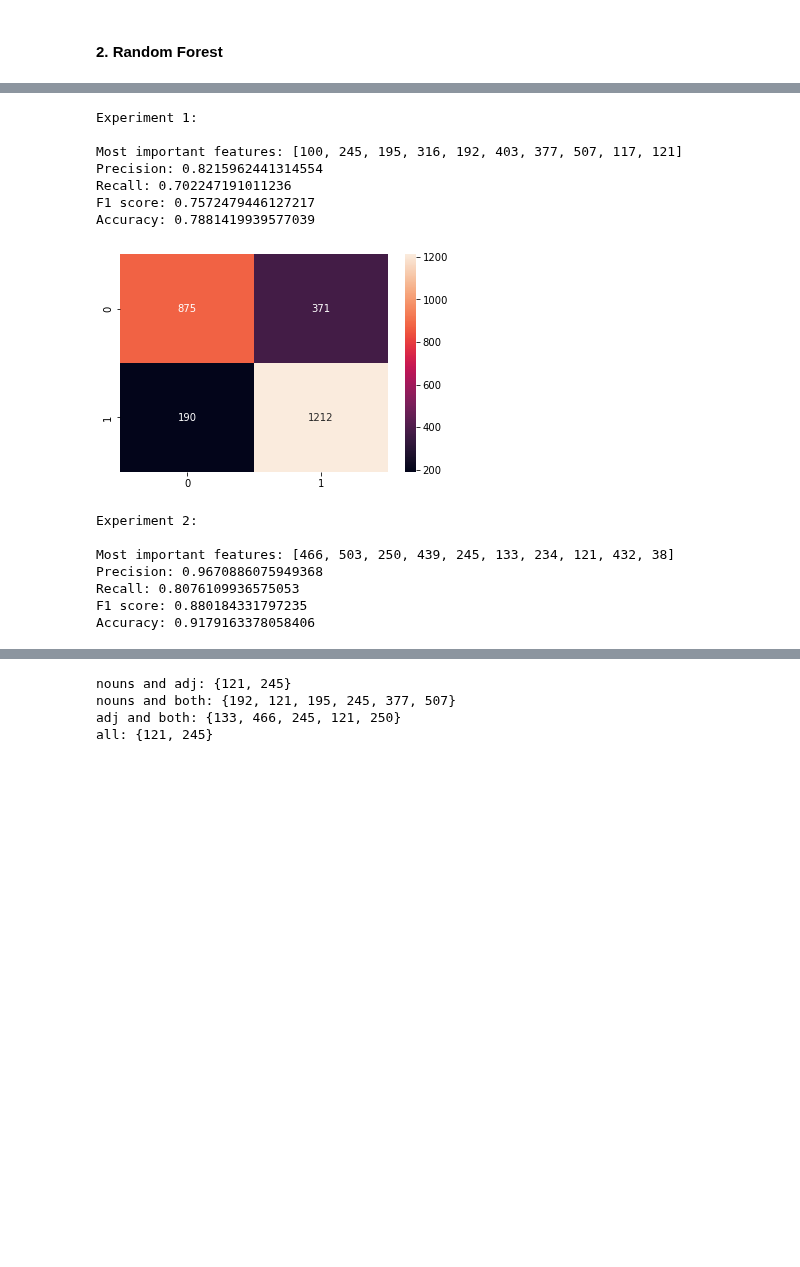
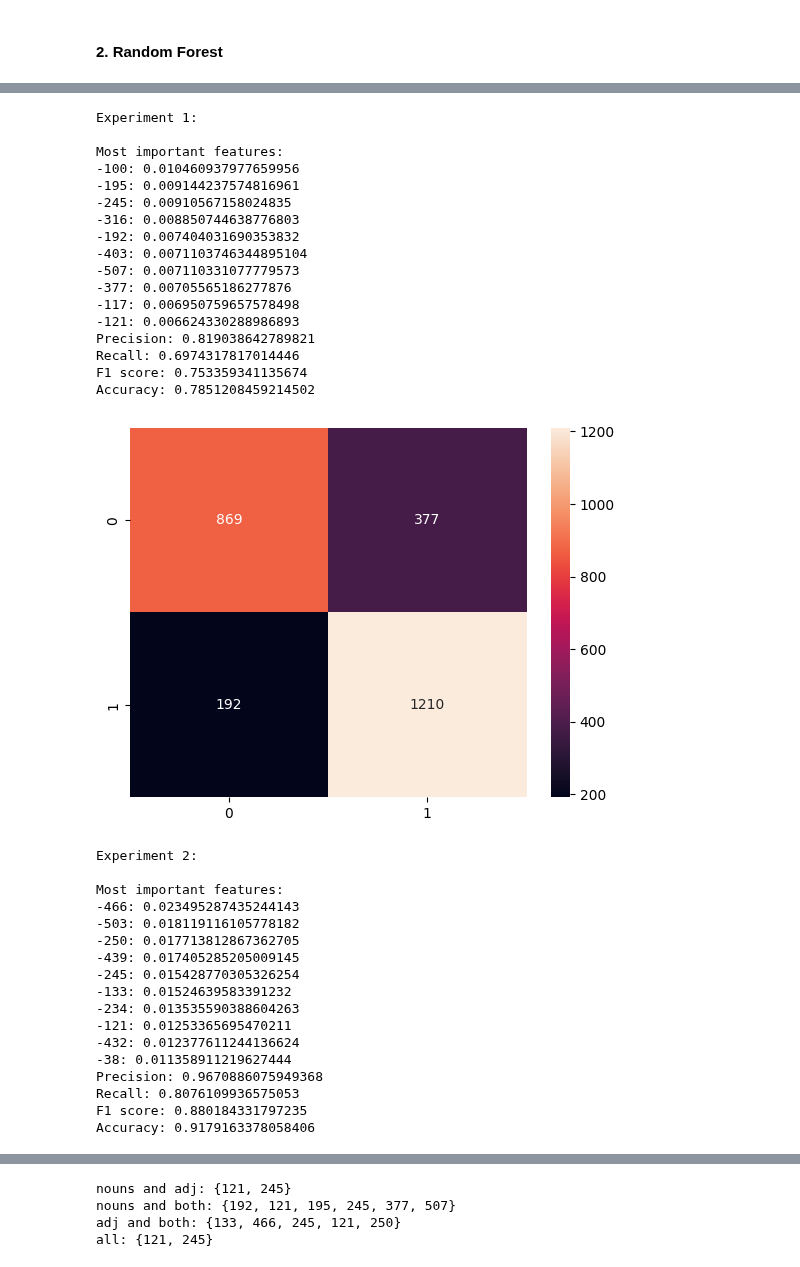
Before and after one commit to ClementineBleuze/WordEmbeddings, a Jupyter notebook: Notebooks_dim_clustering/classifiers.ipynb, the cells around one changed output, grey strips where cells are left out. Cells and saved outputs as stored; diff of their text form; code cells hidden in the pictures; blank space fills up the shorter version.

Commit message:
re-run classification on normalized data

```diff
--- a/Notebooks_dim_clustering/classifiers.ipynb
+++ b/Notebooks_dim_clustering/classifiers.ipynb
@@ -35,6 +35,11 @@ X_gd_N = df_nouns_we.drop(columns=["Word", "gender"])
 X_gd_A = df_adj_we.drop(columns=["Word", "gender"])
 X_gd_both = df_both_we.drop(columns = ["Word", "gender"] )
 
+# normalize data to be between 0 and 1
+X_gd_N = (X_gd_N - X_gd_N.min()) / (X_gd_N.max() - X_gd_N.min())
+X_gd_A = (X_gd_A - X_gd_A.min()) / (X_gd_A.max() - X_gd_A.min())
+X_gd_both = (X_gd_both - X_gd_both.min()) / (X_gd_both.max() - X_gd_both.min())
+
 # split data into train and test sets
 X_gd_N_train, X_gd_N_test, Y_gd_N_train, Y_gd_N_test = train_test_split(X_gd_N, Y_gd_N, test_size=0.2, random_state=42)
 X_gd_A_train, X_gd_A_test, Y_gd_A_train, Y_gd_A_test = train_test_split(X_gd_A, Y_gd_A, test_size=0.2, random_state=42)
@@ -106,8 +109,8 @@ for i in range(3):
 # %%
-len(results[0]["importances"])
+exp0importances = dt_results[0]["importances"]
 
 # plot the importances
-plt.figure(figsize=(20,10))
-plt.bar(range(len(results[0]["importances"])), results[0]["importances"])
+plt.figure(figsize=(10,5))
+plt.bar(range(len(exp0importances)), exp0importances)
 # %% [output]
 <BarContainer object of 512 artists>
@@ -115,8 +125,8 @@ plt.bar(range(len(results[0]["importances"])), results[0]["importances"])
 # %%
 # print the 10 most important features
-indices = np.argsort(results[0]["importances"])[::-1]
+indices = np.argsort(exp0importances)[::-1]
 for f in range(10):
-    print("%d. feature %d (%f)" % (f + 1, indices[f], results[i]["importances"][indices[f]]))
+    print("%d. feature %d (%f)" % (f + 1, indices[f], dt_results[i]["importances"][indices[f]]))
 
 print([int(ind) for ind in indices[:10]])
 # %% [output]
@@ -209,7 +254,7 @@ all: set()
 # %%
 # Do the same with Random Forest Classifier
 # Execution time: ~ 2.15 min
-results_rf = []
+rf_results = []
 
 for i in range(3):
 
@@ -223,13 +268,13 @@ for i in range(3):
     Y_pred = clf.predict(X_test)
 
     # Build a confusion matrix
-    results_rf.append ({"cm": confusion_matrix(Y_test, Y_pred)})
+    rf_results.append ({"cm": confusion_matrix(Y_test, Y_pred)})
 
     # Compute precision, recall, F1 score and accuracy
-    results_rf[i]["precision"] = results_rf[i]["cm"][0,0] / (results_rf[i]["cm"][0,0] + results_rf[i]["cm"][1,0])
-    results_rf[i]["recall"] = results_rf[i]["cm"][0,0] / (results_rf[i]["cm"][0,0] + results_rf[i]["cm"][0,1])
-    results_rf[i]["f1"] = 2 * results_rf[i]["precision"] * results_rf[i]["recall"] / (results_rf[i]["precision"] + results_rf[i]["recall"])
-    results_rf[i]["accuracy"] = (results_rf[i]["cm"][0,0] + results_rf[i]["cm"][1,1]) / np.sum(results_rf[i]["cm"])
+    rf_results[i]["precision"] = rf_results[i]["cm"][0,0] / (rf_results[i]["cm"][0,0] + rf_results[i]["cm"][1,0])
+    rf_results[i]["recall"] = rf_results[i]["cm"][0,0] / (rf_results[i]["cm"][0,0] + rf_results[i]["cm"][0,1])
+    rf_results[i]["f1"] = 2 * rf_results[i]["precision"] * rf_results[i]["recall"] / (rf_results[i]["precision"] + rf_results[i]["recall"])
+    rf_results[i]["accuracy"] = (rf_results[i]["cm"][0,0] + rf_results[i]["cm"][1,1]) / np.sum(rf_results[i]["cm"])
 
     # Store the importance of each feature
-    results_rf[i]["importances"] = clf.feature_importances_
+    rf_results[i]["importances"] = clf.feature_importances_
@@ -236,33 +293,55 @@ for i in range(3):
 # %%
 for i in range(3):
 
     print(f"Experiment {i+1}:\n")
 
     # Plot top 10 most important features
-    indices = np.argsort(results_rf[i]["importances"])[::-1]
-    print(f"Most important features: {[int(ind) for ind in indices[:10]]}")
+    indices = np.argsort(rf_results[i]["importances"])[::-1]
+    print(f"Most important features:")
+    for ind in [int(ind) for ind in indices[:10]]:
+        print(f"-{ind}: {rf_results[i]['importances'][ind]}")
 
     # Plot precision, recall, F1 score and accuracy
-    print(f"Precision: {results_rf[i]['precision']}")
-    print(f"Recall: {results_rf[i]['recall']}")
-    print(f"F1 score: {results_rf[i]['f1']}")
-    print(f"Accuracy: {results_rf[i]['accuracy']}")
+    print(f"Precision: {rf_results[i]['precision']}")
+    print(f"Recall: {rf_results[i]['recall']}")
+    print(f"F1 score: {rf_results[i]['f1']}")
+    print(f"Accuracy: {rf_results[i]['accuracy']}")
 
     # Plot confusion matrix
-    sns.heatmap(results_rf[i]["cm"], annot=True, fmt="d")
+    sns.heatmap(rf_results[i]["cm"], annot=True, fmt="d")
     plt.show()
 # %% [output]
 Experiment 1:
 
-Most important features: [100, 245, 195, 316, 192, 403, 377, 507, 117, 121]
-Precision: 0.8215962441314554
-Recall: 0.702247191011236
-F1 score: 0.7572479446127217
-Accuracy: 0.7881419939577039
+Most important features:
+-100: 0.010460937977659956
+-195: 0.009144237574816961
+-245: 0.00910567158024835
+-316: 0.008850744638776803
+-192: 0.007404031690353832
+-403: 0.0071103746344895104
+-507: 0.007110331077779573
+-377: 0.00705565186277876
+-117: 0.006950759657578498
+-121: 0.006624330288986893
+Precision: 0.819038642789821
+Recall: 0.6974317817014446
+F1 score: 0.753359341135674
+Accuracy: 0.7851208459214502
-[figure, old version]
+[figure, new version]
 Experiment 2:
 
-Most important features: [466, 503, 250, 439, 245, 133, 234, 121, 432, 38]
+Most important features:
+-466: 0.023495287435244143
+-503: 0.018119116105778182
+-250: 0.017713812867362705
+-439: 0.017405285205009145
+-245: 0.015428770305326254
+-133: 0.01524639583391232
+-234: 0.013535590388604263
+-121: 0.01253365695470211
+-432: 0.012377611244136624
+-38: 0.011358911219627444
 Precision: 0.9670886075949368
 Recall: 0.8076109936575053
 F1 score: 0.880184331797235
```
Also changed, not shown: parts of 42 cells of this notebook.
